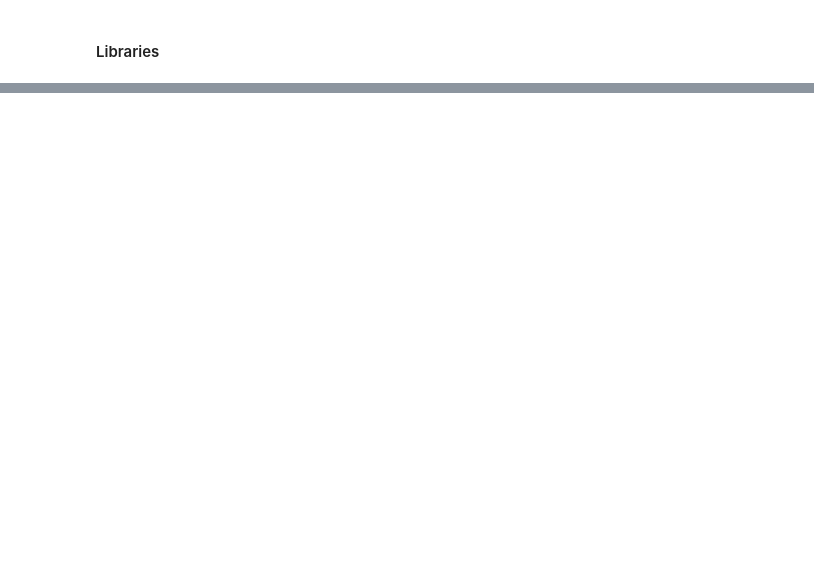
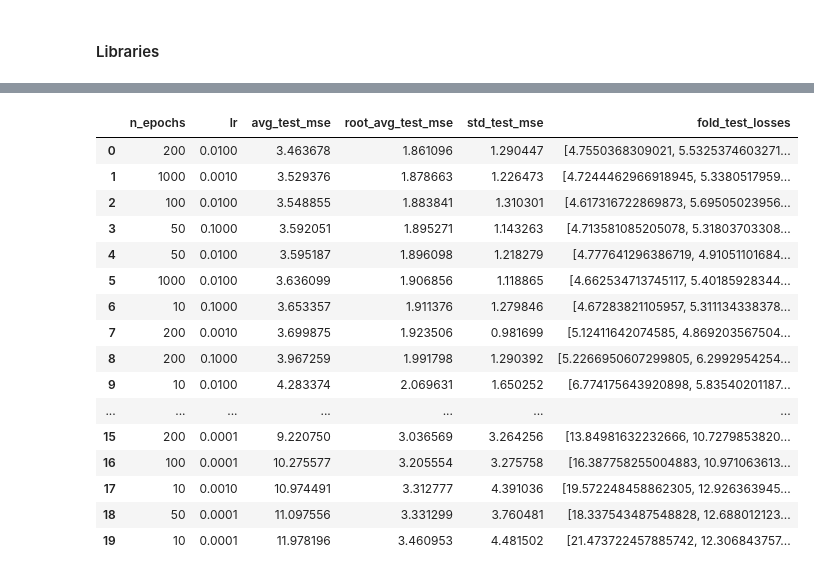
Before and after one commit to Knudsenmarlin/mlmodelsforstatistics, a Jupyter notebook: models.ipynb, the cells around one changed output, grey strips where cells are left out. Cells and saved outputs as stored; diff of their text form; code cells hidden in the pictures; blank space fills up the shorter version.

Commit message:
working ANN model and 2 CV methods

```diff
--- a/models.ipynb
+++ b/models.ipynb
@@ -114,29 +117,60 @@ X
 # %%
 groups = df['Individual']
 
-X_np = X.values.astype(np.float32)
+X_np = X.drop(columns=['Individual']).values.astype(np.float32)
 y_np = y.values.astype(np.float32)
 
 gkf = GroupKFold(n_splits=7)
-fold_results = []
 
-for fold, (train_idx, test_idx) in enumerate(gkf.split(X_np, y_np, groups=groups)):
-    X_train = torch.tensor(X_np[train_idx])
-    X_test  = torch.tensor(X_np[test_idx])
-    y_train = torch.tensor(y_np[train_idx]).unsqueeze(1)
-    y_test  = torch.tensor(y_np[test_idx]).unsqueeze(1)
+n_epochs_list = [10, 50, 100, 200, 1000]
+lr_list = [0.1, 0.01, 0.001, 0.0001]
 
-    # Here we call a specific instance of the model
-    hidden_dim = 50
-    input_dim = X_train.shape[1]
-    output_dim = 1
+table_results = []
 
-    model = get_basic_model(input_dim, hidden_dim, output_dim)
+for i in n_epochs_list:
+    for j in lr_list:
+        fold_test_losses = []
+        for fold, (train_idx, test_idx) in enumerate(gkf.split(X_np, y_np, groups=groups)):
 
-    criterion = torch.nn.MSELoss()
+            scaler = StandardScaler().fit(X_np[train_idx])
 
-    model, results = fit_nn(model, X_train, y_train, X_test, y_test, criterion, n_epochs=1000, lr=0.01)
+            X_train = torch.tensor(scaler.transform(X_np[train_idx]).astype(np.float32))
+            X_test  = torch.tensor(scaler.transform(X_np[test_idx]).astype(np.float32))
 
-    fold_results.append(results)
-    print(f"Fold {fold}: final train loss={results['train'][-1]:.4f}, final test loss={results['test'][-1]:.4f}")
+            y_train = torch.tensor(y_np[train_idx]).unsqueeze(1)
+            y_test  = torch.tensor(y_np[test_idx]).unsqueeze(1)
+
+            # Here we call a specific instance of the model
+            hidden_dim = 50
+            input_dim = X_train.shape[1]
+            output_dim = 1
+
+            model = get_basic_model(input_dim, hidden_dim, output_dim)
+
+            criterion = torch.nn.MSELoss()
+
+            model, results = fit_nn(model, X_train, y_train, X_test, y_test, criterion, n_epochs=i, lr=j)
+
+            final_test_loss = results['test'][-1]
+            fold_test_losses.append(final_test_loss)
+
+            print(f"epochs={i}, lr={j}, Fold {fold}: final train loss={results['train'][-1]:.4f}, final test loss={final_test_loss:.4f}")
+        avg_test_mse = np.mean(fold_test_losses)
+        root_avg_test_mse = np.sqrt(np.mean(fold_test_losses))
+        std_test_mse = np.std(fold_test_losses)
+
+        table_results.append({
+            'n_epochs': i,
+            'lr': j,
+            'avg_test_mse': avg_test_mse,
+            'root_avg_test_mse': root_avg_test_mse,
+            'std_test_mse': std_test_mse,
+            'fold_test_losses': fold_test_losses  # keep raw per-fold values too, in case you want them later
+        })
+
+        print(f"--> epochs={i}, lr={j}: avg test MSE={avg_test_mse:.4f} root avg test MSE={root_avg_test_mse:.4f} (+/- {std_test_mse:.4f})\n")
+
+results_df = pd.DataFrame(table_results)
+results_df_sorted = results_df.sort_values('avg_test_mse').reset_index(drop=True)
+results_df_sorted
 # %% [output]
@@ -159,0 +194,17 @@ Fold 6: final train loss=nan, final test loss=nan
+|  | n_epochs | lr | avg_test_mse | root_avg_test_mse | std_test_mse | fold_test_losses |
+| 0 | 200 | 0.0100 | 3.463678 | 1.861096 | 1.290447 | [4.7550368309021, 5.5325374603271... |
+| 1 | 1000 | 0.0010 | 3.529376 | 1.878663 | 1.226473 | [4.7244462966918945, 5.3380517959... |
+| 2 | 100 | 0.0100 | 3.548855 | 1.883841 | 1.310301 | [4.617316722869873, 5.69505023956... |
+| 3 | 50 | 0.1000 | 3.592051 | 1.895271 | 1.143263 | [4.713581085205078, 5.31803703308... |
+| 4 | 50 | 0.0100 | 3.595187 | 1.896098 | 1.218279 | [4.777641296386719, 4.91051101684... |
+| 5 | 1000 | 0.0100 | 3.636099 | 1.906856 | 1.118865 | [4.662534713745117, 5.40185928344... |
+| 6 | 10 | 0.1000 | 3.653357 | 1.911376 | 1.279846 | [4.67283821105957, 5.311134338378... |
+| 7 | 200 | 0.0010 | 3.699875 | 1.923506 | 0.981699 | [5.12411642074585, 4.869203567504... |
+| 8 | 200 | 0.1000 | 3.967259 | 1.991798 | 1.290392 | [5.2266950607299805, 6.2992954254... |
+| 9 | 10 | 0.0100 | 4.283374 | 2.069631 | 1.650252 | [6.774175643920898, 5.83540201187... |
+| ... | ... | ... | ... | ... | ... | ... |
+| 15 | 200 | 0.0001 | 9.220750 | 3.036569 | 3.264256 | [13.84981632232666, 10.7279853820... |
+| 16 | 100 | 0.0001 | 10.275577 | 3.205554 | 3.275758 | [16.387758255004883, 10.971063613... |
+| 17 | 10 | 0.0010 | 10.974491 | 3.312777 | 4.391036 | [19.572248458862305, 12.926363945... |
+| 18 | 50 | 0.0001 | 11.097556 | 3.331299 | 3.760481 | [18.337543487548828, 12.688012123... |
+| 19 | 10 | 0.0001 | 11.978196 | 3.460953 | 4.481502 | [21.473722457885742, 12.306843757... |
```
Also changed, not shown: parts of 4 cells of this notebook.
